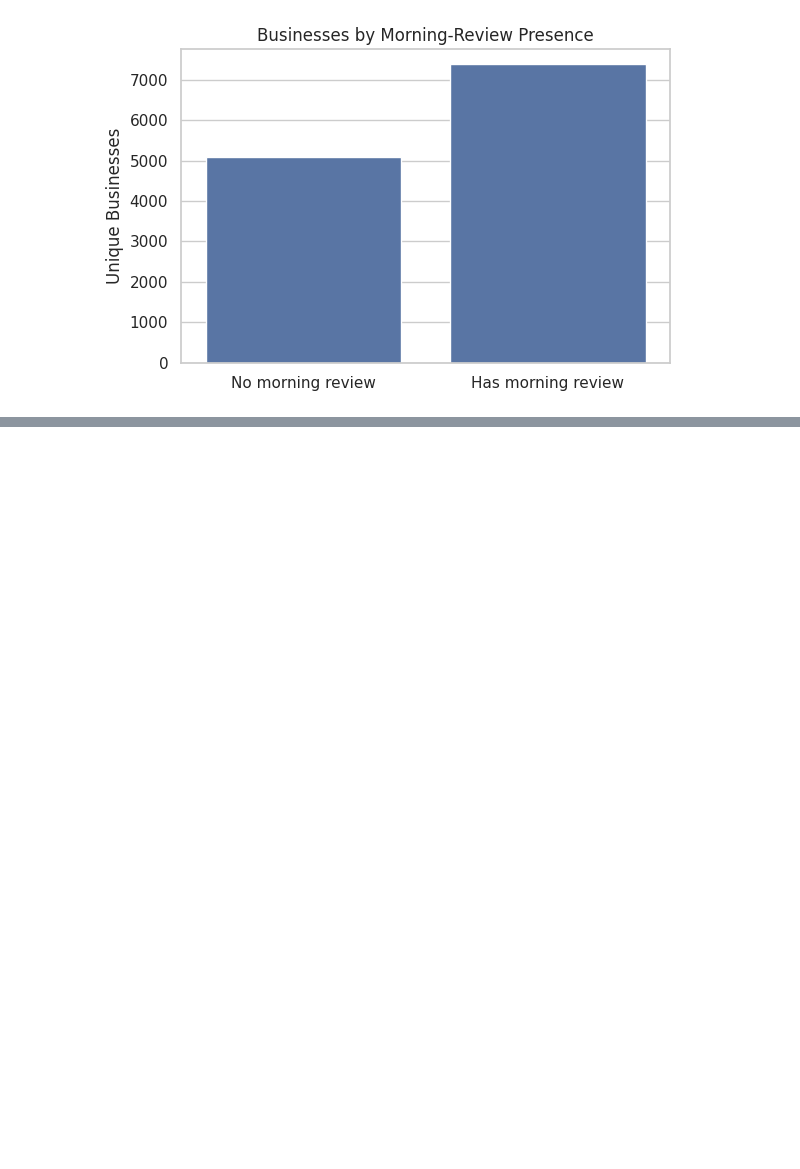
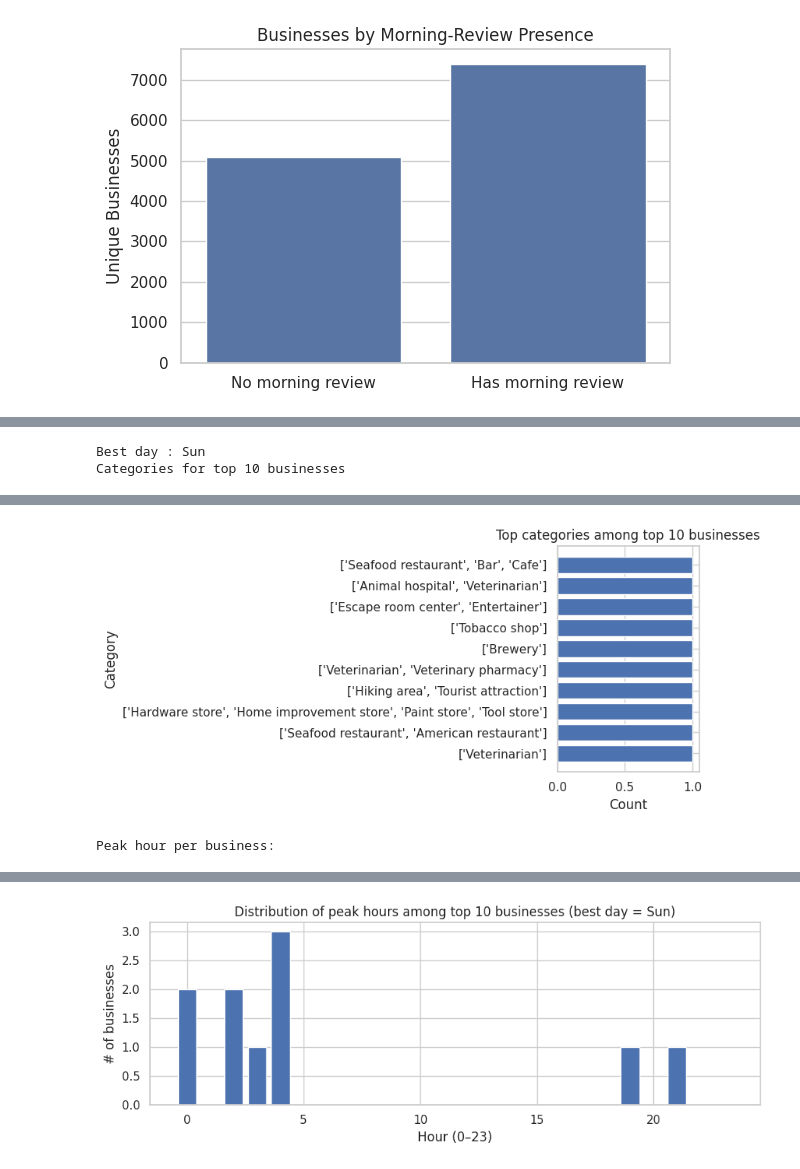
Before and after one commit to PhaniKiranH/sig742-end-term-assessment, a Jupyter notebook: SIT742Task2_Group5.ipynb, the cells around one changed output, grey strips where cells are left out. Saved outputs shown, nothing was run; the diff lists cells and outputs as text; code cells hidden in the pictures; blank space fills up the shorter version.

```diff
--- a/SIT742Task2_Group5.ipynb
+++ b/SIT742Task2_Group5.ipynb
@@ -384,0 +495,52 @@ Unique businesses with morning review: 7382
+# %%
+# business → category
+focus = top_businesses.head(10).copy()
+focus_categories = focus[["name_y", "gmap_id", "category"]]
+print(f"Best day : {best_day['day_name']} \nCategories for top 10 businesses")
+display(focus_categories)
+
+# categories among top businesses
+cat_simple = focus["category"].astype(str)
+cat_counts = cat_simple.value_counts()
+
+plt.figure(figsize=(8, 4))
+plt.barh(cat_counts.index, cat_counts.values)
+plt.title(f"Top categories among top {len(focus)} businesses")
+plt.xlabel("Count")
+plt.ylabel("Category")
+plt.tight_layout()
+plt.show()
+# filter all reviews to the selected businesses
+focus_ids = set(focus["gmap_id"])
+tmp = df_joined[df_joined["gmap_id"].isin(focus_ids)].copy()
+
+# ensure an hour column
+tmp["hour"] = pd.to_numeric(tmp["review_time"], errors="coerce").astype("Int64")
+
+# find the hour with the most reviews
+peak = (tmp.dropna(subset=["hour"])
+          .groupby(["gmap_id","hour"]).size()
+          .reset_index(name="reviews_at_hour"))
+peak_top = peak.loc[peak.groupby("gmap_id")["reviews_at_hour"].idxmax()]
+
+# keep the same order as 'focus'
+peak_tbl = peak_top.merge(focus[["gmap_id","name_y","category"]], on="gmap_id", how="left")
+peak_tbl["gmap_id"] = pd.Categorical(peak_tbl["gmap_id"], categories=focus["gmap_id"], ordered=True)
+peak_tbl = peak_tbl.sort_values("gmap_id")
+
+print("Peak hour per business:")
+display(peak_tbl[["name_y","gmap_id","category","hour","reviews_at_hour"]])
+
+# how many of these businesses peak at each hour
+peak_counts = peak_tbl["hour"].value_counts().reindex(range(24), fill_value=0).sort_index()
+
+plt.figure(figsize=(9, 3.5))
+plt.bar(peak_counts.index, peak_counts.values)
+plt.title(f"Distribution of peak hours among top {len(focus)} businesses (best day = {best_day['day_name']})")
+plt.xlabel("Hour (0–23)")
+plt.ylabel("# of businesses")
+plt.tight_layout()
+plt.show()
+# %% [output]
+Best day : Sun
+Categories for top 10 businesses
@@ -384,0 +558,2 @@ Unique businesses with morning review: 7382
+[figure, added]
+Peak hour per business:
@@ -384,0 +571 @@ Unique businesses with morning review: 7382
+[figure, added]
```
Also changed, not shown: parts of 9 cells of this notebook.
